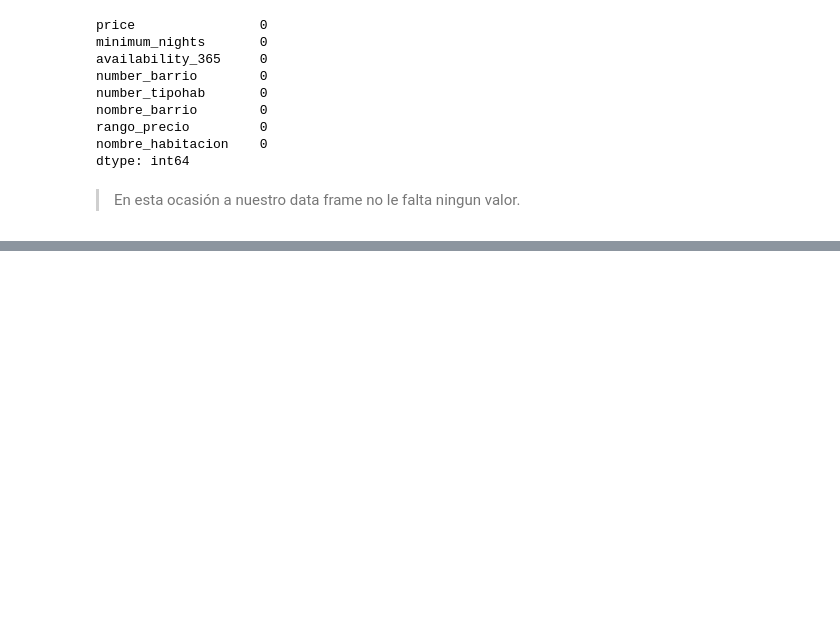
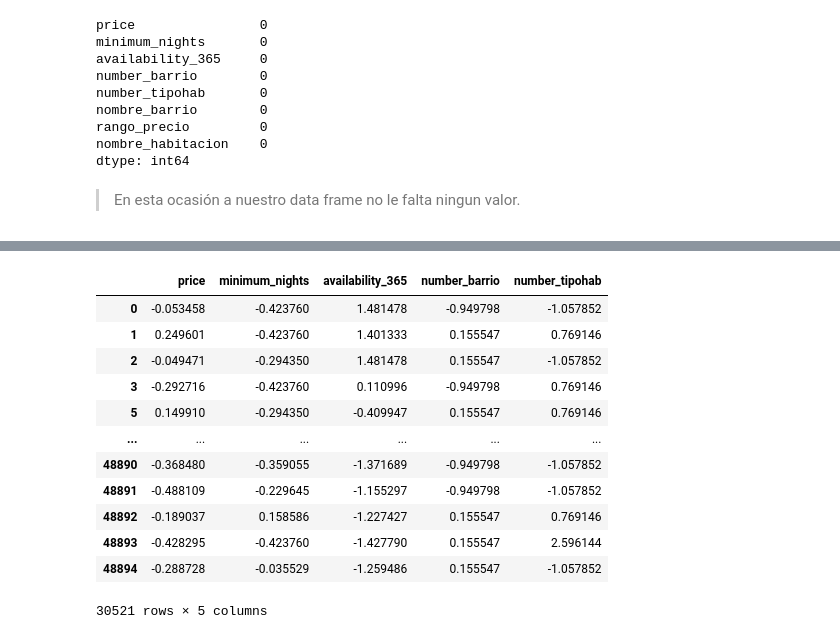
Before and after one commit to 4GeeksAcademy/sarayruiz---Machine-Learning, a Jupyter notebook: src/00-eda-airbnb-ny.ipynb, the cells around one changed output, grey strips where cells are left out. Saved outputs shown, nothing was run; the diff lists cells and outputs as text; code cells hidden in the pictures; blank space fills up the shorter version.

```diff
--- a/src/00-eda-airbnb-ny.ipynb
+++ b/src/00-eda-airbnb-ny.ipynb
@@ -577,0 +579,3 @@ dtype: int64
+# %%
+df_lim = df[df['minimum_nights'] <= df['availability_365']].copy()
+df_lim
@@ -577,0 +644,10 @@ dtype: int64
+# %%
+norm_scaler = StandardScaler()
+
+num_variables = ["price", "minimum_nights", "availability_365", "number_barrio", "number_tipohab"]
+norm_features = norm_scaler.fit_transform(df_lim[num_variables])
+
+df_norm = pd.DataFrame(norm_features,
+                       index=df_lim.index,
+                       columns=num_variables)
+df_norm.head()
@@ -577,0 +661,16 @@ dtype: int64
+# %%
+df_norm
+# %% [output]
+|  | price | minimum_nights | availability_365 | number_barrio | number_tipohab |
+| 0 | -0.053458 | -0.423760 | 1.481478 | -0.949798 | -1.057852 |
+| 1 | 0.249601 | -0.423760 | 1.401333 | 0.155547 | 0.769146 |
+| 2 | -0.049471 | -0.294350 | 1.481478 | 0.155547 | -1.057852 |
+| 3 | -0.292716 | -0.423760 | 0.110996 | -0.949798 | 0.769146 |
+| 5 | 0.149910 | -0.294350 | -0.409947 | 0.155547 | 0.769146 |
+| ... | ... | ... | ... | ... | ... |
+| 48890 | -0.368480 | -0.359055 | -1.371689 | -0.949798 | -1.057852 |
+| 48891 | -0.488109 | -0.229645 | -1.155297 | -0.949798 | -1.057852 |
+| 48892 | -0.189037 | 0.158586 | -1.227427 | 0.155547 | 0.769146 |
+| 48893 | -0.428295 | -0.423760 | -1.427790 | 0.155547 | 2.596144 |
+| 48894 | -0.288728 | -0.035529 | -1.259486 | 0.155547 | -1.057852 |
+30521 rows × 5 columns
```
Also changed, not shown: parts of 20 cells of this notebook, 1 other file.
